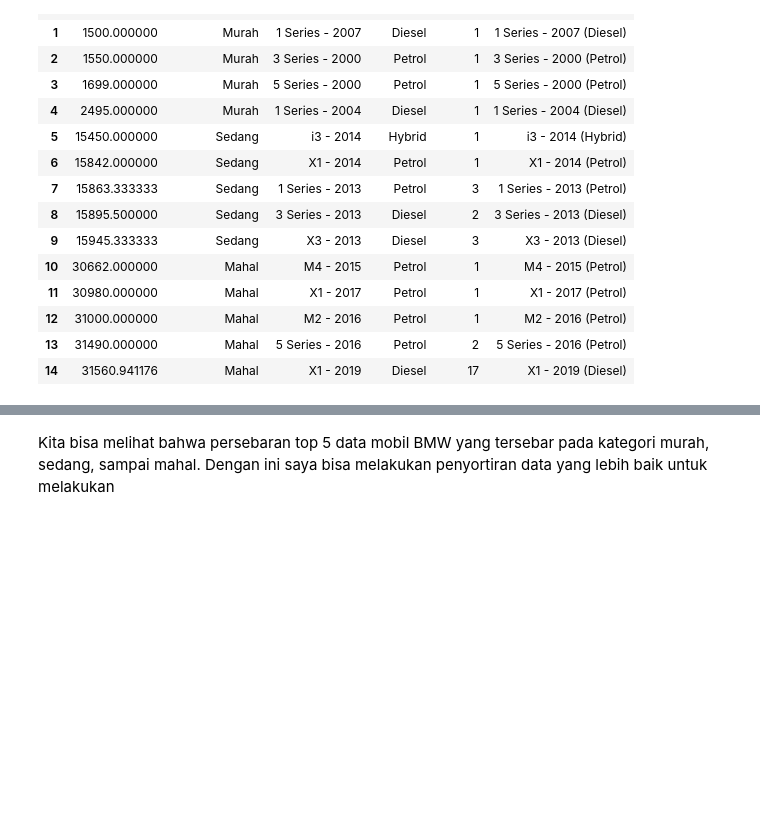
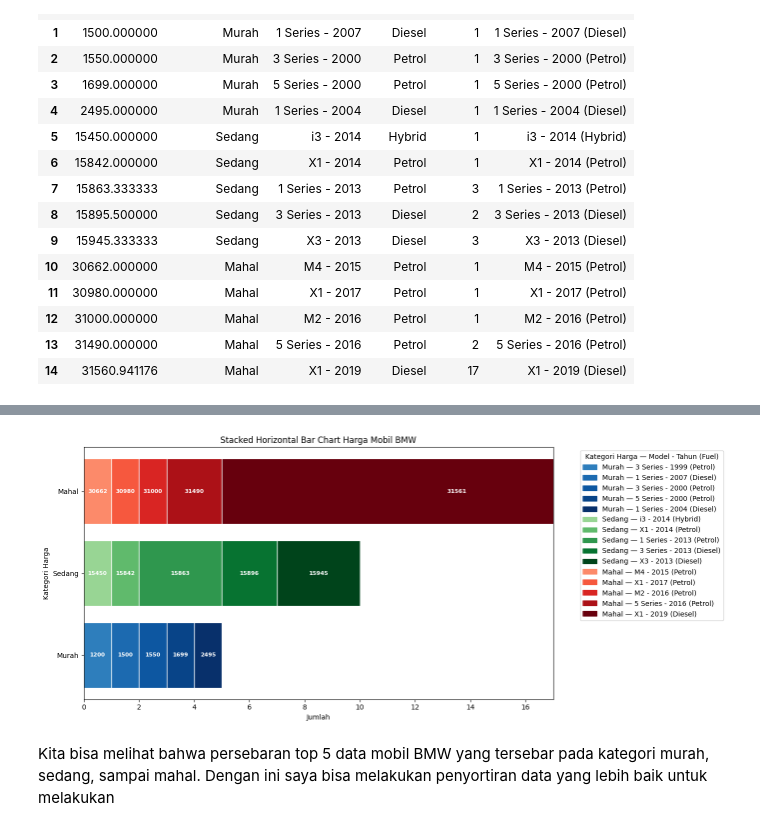
Before and after one commit to rafisiregar/Analysis-of-Used-BMWs-for-the-Company-Fleet, a Jupyter notebook: UsedBMWCarAnalysis.ipynb, the cells around one changed output, grey strips where cells are left out. Drawn from its saved outputs; the diff is of its cells as text; code cells hidden in the pictures; blank space fills up the shorter version.

```diff
--- a/UsedBMWCarAnalysis.ipynb
+++ b/UsedBMWCarAnalysis.ipynb
@@ -524,69 +520,60 @@ top5_termurah_per_kategori
 | 13 | 31490.000000 | Mahal | 5 Series - 2016 | Petrol | 2 | 5 Series - 2016 (Petrol) |
 | 14 | 31560.941176 | Mahal | X1 - 2019 | Diesel | 17 | X1 - 2019 (Diesel) |
 # %%
-# Contoh palet warna per kategori (bisa dipilih sesuai selera)
+# Ambil nilai maksimum dari kolom 'jumlah'
+max_jumlah = top5_termurah_per_kategori['jumlah'].max()
+
+# Palet warna per kategori
 palet_per_kategori = {
-    'Murah': plt.cm.Blues,    # shades of blue
-    'Sedang': plt.cm.Greens,  # shades of green
-    'Mahal': plt.cm.Reds      # shades of red
+    'Murah': plt.cm.Blues,
+    'Sedang': plt.cm.Greens,
+    'Mahal': plt.cm.Reds
 }
 
-# Urutan kategori harga
-order = ['Murah', 'Sedang', 'Mahal']
-df_sorted = df.set_index('kategori_harga').loc[order].reset_index()
+fig, ax = plt.subplots(figsize=(14, 6))
 
-# Pivot jumlah dan price
-pivot_jumlah = df_sorted.pivot(index='kategori_harga', columns='model_tahun_fuel', values='jumlah').fillna(0)
-pivot_price = df_sorted.pivot(index='kategori_harga', columns='model_tahun_fuel', values='price').fillna(0)
+# Untuk legend
+handles = []
+labels = []
 
-# Siapkan warna unik per kategori & model_tahun_fuel
-color_dict = {}
+# Urutkan kategori harga
+kategori_order = ["Murah", "Sedang", "Mahal"]
 
-for kategori in order:
-    # Ambil list model_tahun_fuel yang ada di kategori ini (kolom dengan value > 0)
-    models_in_kategori = pivot_jumlah.loc[kategori]
-    models_present = models_in_kategori[models_in_kategori > 0].index.tolist()
+# Plot stacked horizontal bar
+for i, kategori in enumerate(kategori_order):
+    subset = top5_termurah_per_kategori[top5_termurah_per_kategori["kategori_harga"] == kategori].sort_values("price")
 
-    # Pilih colormap untuk kategori
-    cmap = palet_per_kategori[kategori]
+    # Gradasi lebih kontras untuk murah supaya terlihat
+    start_color = 0.7 if kategori == "Murah" else 0.4
+    colors = palet_per_kategori[kategori](np.linspace(start_color, 1, len(subset)))
 
-    # Buat shades warna untuk tiap model_tahun_fuel di kategori ini
-    n = len(models_present)
-    # Ambil n warna secara merata dari colormap
-    colors = [cmap(0.55 + 0.7*i/(n-1)) if n > 1 else cmap(0.6) for i in range(n)]
+    left = 0
+    for j, (idx, row) in enumerate(subset.iterrows()):
+        # Panjang bar berdasarkan jumlah
+        ax.barh(kategori, row["jumlah"], left=left, color=colors[j], edgecolor="white")
 
-    # Assign warna ke setiap model_tahun_fuel di kategori ini
-    for model, color in zip(models_present, colors):
-        color_dict[(kategori, model)] = color
+        # Label harga di tengah
+        ax.text(left + row["jumlah"]/2, i, f"{row['price']:.0f}",
+                va="center", ha="center", fontsize=8, color="#FFFFFF", fontweight="bold")
 
-fig, ax = plt.subplots(figsize=(14, 8))
+        # Legend unik dengan kategori harga
+        legend_label = f"{row['kategori_harga']} — {row['model_tahun_fuel']}"
+        if legend_label not in labels:
+            handles.append(plt.Rectangle((0,0),1,1, color=colors[j]))
+            labels.append(legend_label)
 
-lefts = np.zeros(len(pivot_jumlah))
-y_positions = np.arange(len(pivot_jumlah))
+        left += row["jumlah"]
 
-for kategori_i, kategori in enumerate(order):
-    for model in pivot_jumlah.columns:
-        if (kategori, model) in color_dict:
-            widths = pivot_jumlah.loc[kategori, model]
-            if widths > 0:
-                ax.barh(kategori_i, widths, left=lefts[kategori_i], color=color_dict[(kategori, model)], label=f"{kategori} - {model}")
-                # Label harga di tengah bar segment
-                price = pivot_price.loc[kategori, model]
-                ax.text(lefts[kategori_i] + widths/2, kategori_i, f"${price:,.0f}", ha='center', va='center', fontsize=8, color='gainsboro', fontweight='bold')
-                lefts[kategori_i] += widths
+# Legend di luar plot
+ax.legend(handles, labels, bbox_to_anchor=(1.05, 1), loc='upper left', title="Kategori Harga — Model - Tahun (Fuel)")
 
-ax.set_yticks(y_positions)
-ax.set_yticklabels(order)
-ax.set_xlabel('Jumlah Unit')
-ax.set_ylabel('Kategori Harga')
-ax.set_title('Jumlah Unit Mobil per Kategori Harga (Stacked by Model Tahun & Fuel Type) dengan Label Harga')
+# Set batas x-axis sesuai jumlah maksimum
+ax.set_xlim(0, max_jumlah)
 
-# Untuk legend, agar unik & tidak ada duplikat
-handles, labels = ax.get_legend_handles_labels()
-by_label = dict(zip(labels, handles))
-ax.legend(by_label.values(), by_label.keys(), title='Kategori - Model Tahun & FuelType', bbox_to_anchor=(1.05, 1), loc='upper left')
-
-ax.grid(axis='x')
+# Judul dan layout
+ax.set_xlabel("Jumlah")
+ax.set_ylabel("Kategori Harga")
+ax.set_title("Stacked Horizontal Bar Chart Harga Mobil BMW")
 
 plt.tight_layout()
 plt.show()
@@ -595,3 +581,4 @@ KeyError: 'jumlah'
+[figure, added]
 # %% [markdown]
 Kita bisa melihat bahwa persebaran top 5 data mobil BMW yang tersebar pada kategori murah, sedang, sampai mahal. Dengan ini saya bisa melakukan penyortiran data yang lebih baik untuk melakukan
 # %% [markdown]
```
Also changed, not shown: parts of 2 cells of this notebook, 2 other files.
